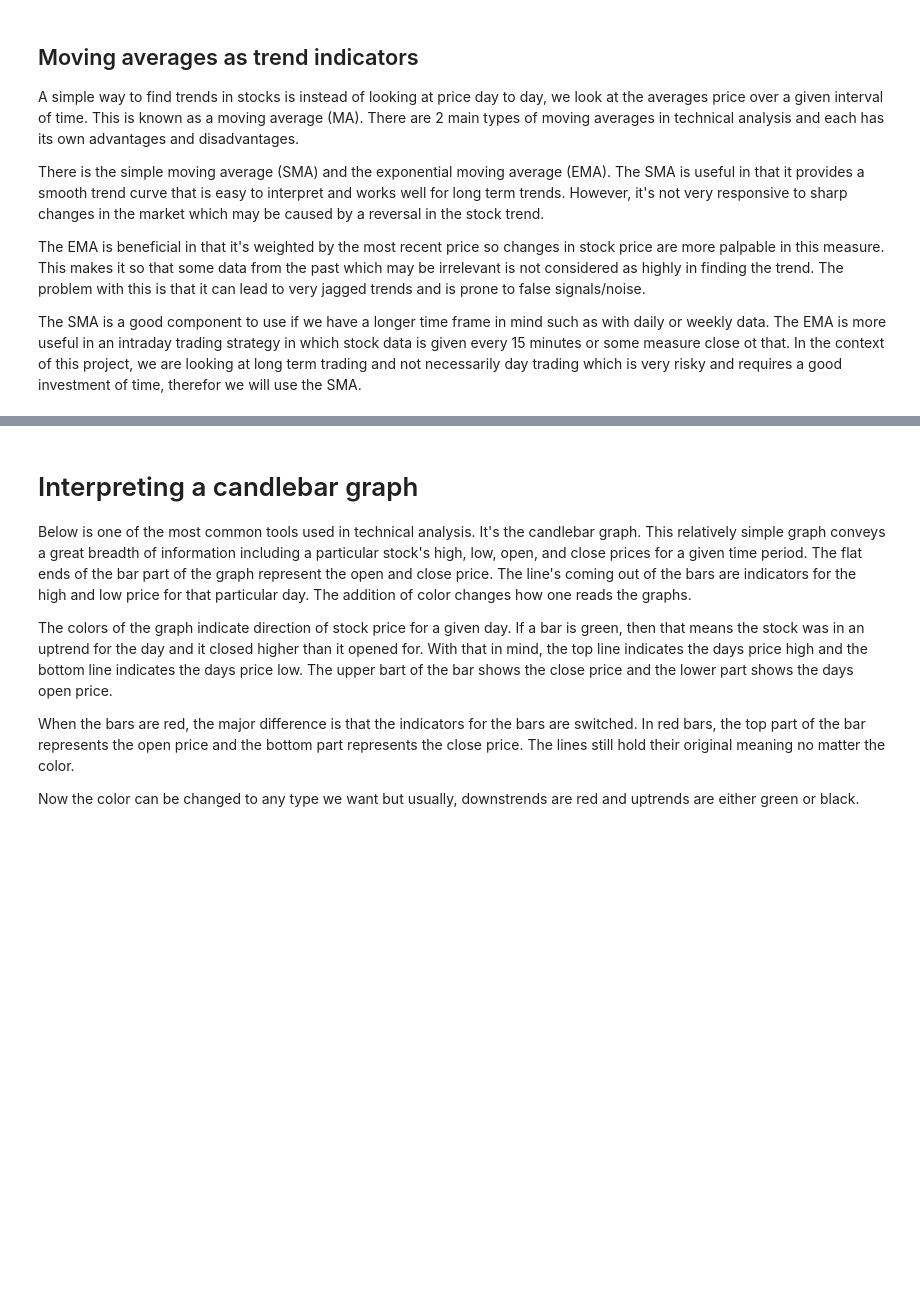
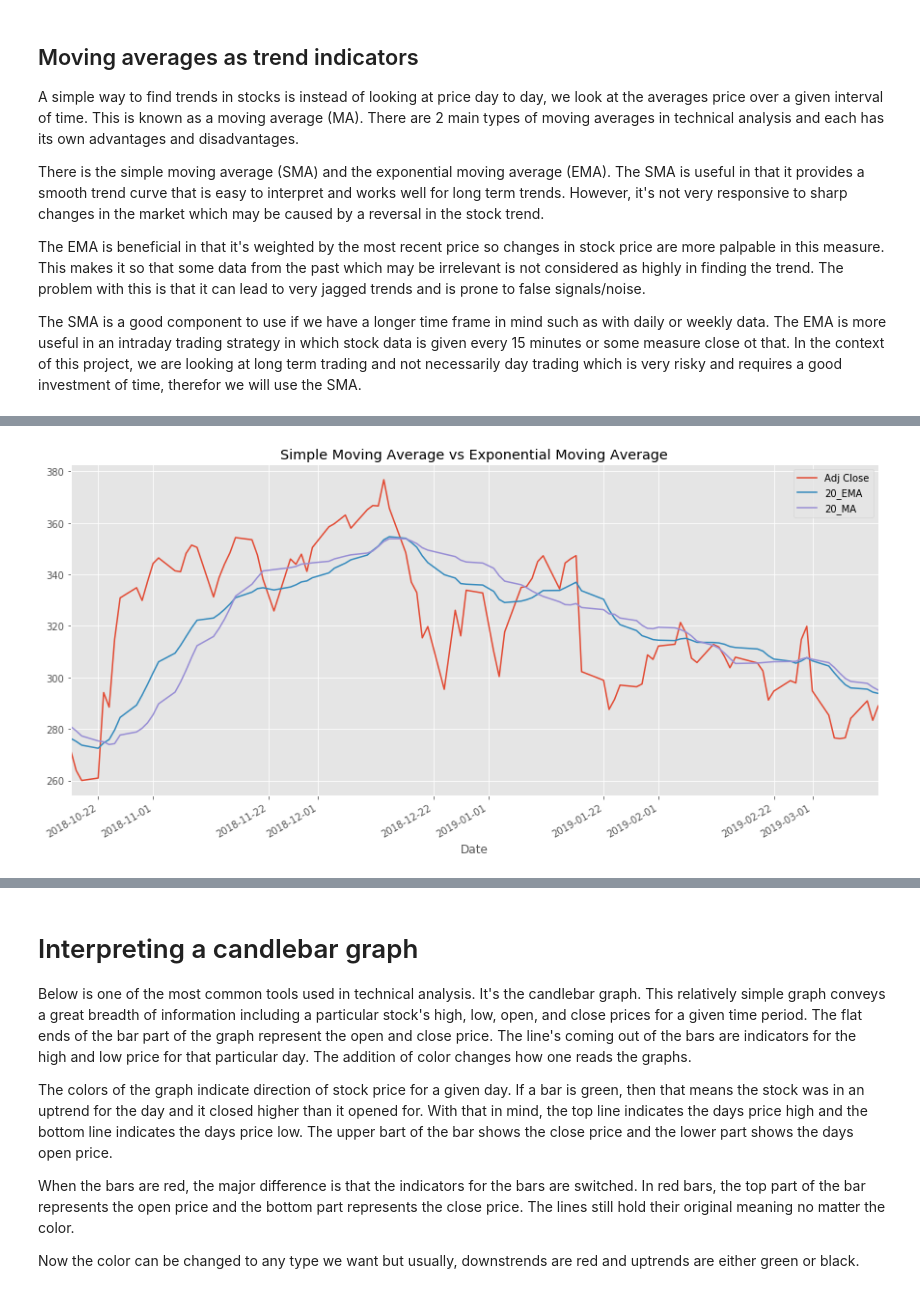
Before and after one commit to sohaibk321/quant_analysis_stocks, a Jupyter notebook: Investor guide-Copy1.ipynb, the cells around one changed output, grey strips where cells are left out. Saved outputs shown, nothing was run; the diff lists cells and outputs as text; code cells hidden in the pictures; blank space fills up the shorter version.

```diff
--- a/Investor guide-Copy1.ipynb
+++ b/Investor guide-Copy1.ipynb
@@ -193,3 +256,10 @@ plt.show()
+# %%
+plot_obj = tsla_df[['Adj Close', '20_EMA', '20_MA']][-100:]
+plot_obj.plot()
+plt.title("Simple Moving Average vs Exponential Moving Average")
+plt.show()
+# %% [output]
+[figure, added]
 # %% [markdown]
 # Analyzing trends and which metrics to pick
 
```
Also changed, not shown: parts of 52 cells of this notebook.
